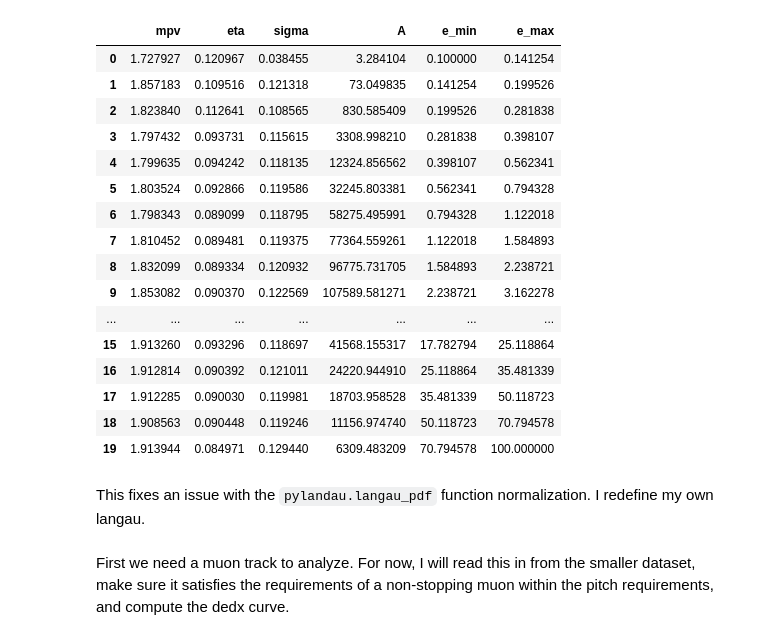
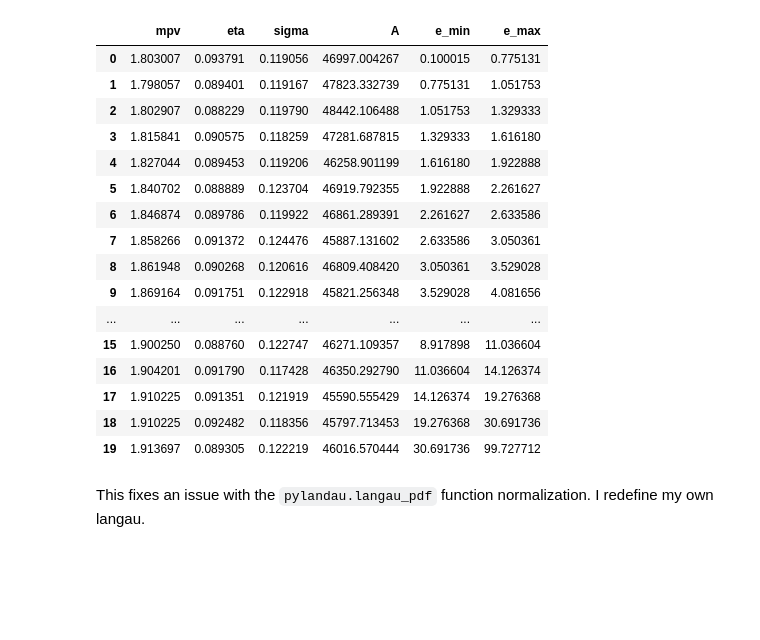
Before and after one commit to socrossley/Cosmic_Muon_CER, a Jupyter notebook: Likelihood.ipynb, the cells around one changed output. Drawn from its saved outputs; the diff is of its cells as text; code cells hidden in the pictures; blank space fills up the shorter version.

```diff
--- a/Likelihood.ipynb
+++ b/Likelihood.ipynb
@@ -20,31 +20,30 @@ from importlib import reload
 from scipy.optimize import curve_fit, fsolve
 from scipy.integrate import quad
 # %%
-fit_data_loc = r'./data/fit_data_full.csv'
+fit_data_loc = r'./data/stat_fit_data_full.csv'
+# fit_data_loc = r'./data/fit_data_full.csv'
 fitdata = pd.read_csv(fit_data_loc)
 display(fitdata)
 # %% [output]
 |  | mpv | eta | sigma | A | e_min | e_max |
-| 0 | 1.727927 | 0.120967 | 0.038455 | 3.284104 | 0.100000 | 0.141254 |
-| 1 | 1.857183 | 0.109516 | 0.121318 | 73.049835 | 0.141254 | 0.199526 |
-| 2 | 1.823840 | 0.112641 | 0.108565 | 830.585409 | 0.199526 | 0.281838 |
-| 3 | 1.797432 | 0.093731 | 0.115615 | 3308.998210 | 0.281838 | 0.398107 |
-| 4 | 1.799635 | 0.094242 | 0.118135 | 12324.856562 | 0.398107 | 0.562341 |
-| 5 | 1.803524 | 0.092866 | 0.119586 | 32245.803381 | 0.562341 | 0.794328 |
-| 6 | 1.798343 | 0.089099 | 0.118795 | 58275.495991 | 0.794328 | 1.122018 |
-| 7 | 1.810452 | 0.089481 | 0.119375 | 77364.559261 | 1.122018 | 1.584893 |
-| 8 | 1.832099 | 0.089334 | 0.120932 | 96775.731705 | 1.584893 | 2.238721 |
-| 9 | 1.853082 | 0.090370 | 0.122569 | 107589.581271 | 2.238721 | 3.162278 |
+| 0 | 1.803007 | 0.093791 | 0.119056 | 46997.004267 | 0.100015 | 0.775131 |
+| 1 | 1.798057 | 0.089401 | 0.119167 | 47823.332739 | 0.775131 | 1.051753 |
+| 2 | 1.802907 | 0.088229 | 0.119790 | 48442.106488 | 1.051753 | 1.329333 |
+| 3 | 1.815841 | 0.090575 | 0.118259 | 47281.687815 | 1.329333 | 1.616180 |
+| 4 | 1.827044 | 0.089453 | 0.119206 | 46258.901199 | 1.616180 | 1.922888 |
+| 5 | 1.840702 | 0.088889 | 0.123704 | 46919.792355 | 1.922888 | 2.261627 |
+| 6 | 1.846874 | 0.089786 | 0.119922 | 46861.289391 | 2.261627 | 2.633586 |
+| 7 | 1.858266 | 0.091372 | 0.124476 | 45887.131602 | 2.633586 | 3.050361 |
+| 8 | 1.861948 | 0.090268 | 0.120616 | 46809.408420 | 3.050361 | 3.529028 |
+| 9 | 1.869164 | 0.091751 | 0.122918 | 45821.256348 | 3.529028 | 4.081656 |
 | ... | ... | ... | ... | ... | ... | ... |
-| 15 | 1.913260 | 0.093296 | 0.118697 | 41568.155317 | 17.782794 | 25.118864 |
-| 16 | 1.912814 | 0.090392 | 0.121011 | 24220.944910 | 25.118864 | 35.481339 |
-| 17 | 1.912285 | 0.090030 | 0.119981 | 18703.958528 | 35.481339 | 50.118723 |
-| 18 | 1.908563 | 0.090448 | 0.119246 | 11156.974740 | 50.118723 | 70.794578 |
-| 19 | 1.913944 | 0.084971 | 0.129440 | 6309.483209 | 70.794578 | 100.000000 |
+| 15 | 1.900250 | 0.088760 | 0.122747 | 46271.109357 | 8.917898 | 11.036604 |
+| 16 | 1.904201 | 0.091790 | 0.117428 | 46350.292790 | 11.036604 | 14.126374 |
+| 17 | 1.910225 | 0.091351 | 0.121919 | 45590.555429 | 14.126374 | 19.276368 |
+| 18 | 1.910225 | 0.092482 | 0.118356 | 45797.713453 | 19.276368 | 30.691736 |
+| 19 | 1.913697 | 0.089305 | 0.122219 | 46016.570444 | 30.691736 | 99.727712 |
 # %% [markdown]
 This fixes an issue with the <code>pylandau.langau_pdf</code> function normalization. I redefine my own langau.
 # %%
 def langau_pdf(dedx, mpv, eta, sig):
     return eta * pylandau.get_langau_pdf(dedx, mpv, eta, sig)
-# %% [markdown]
-First we need a muon track to analyze. For now, I will read this in from the smaller dataset, make sure it satisfies the requirements of a non-stopping muon within the pitch requirements, and compute the dedx curve.
```
Also changed, not shown: parts of 23 cells of this notebook, 3 other files.
